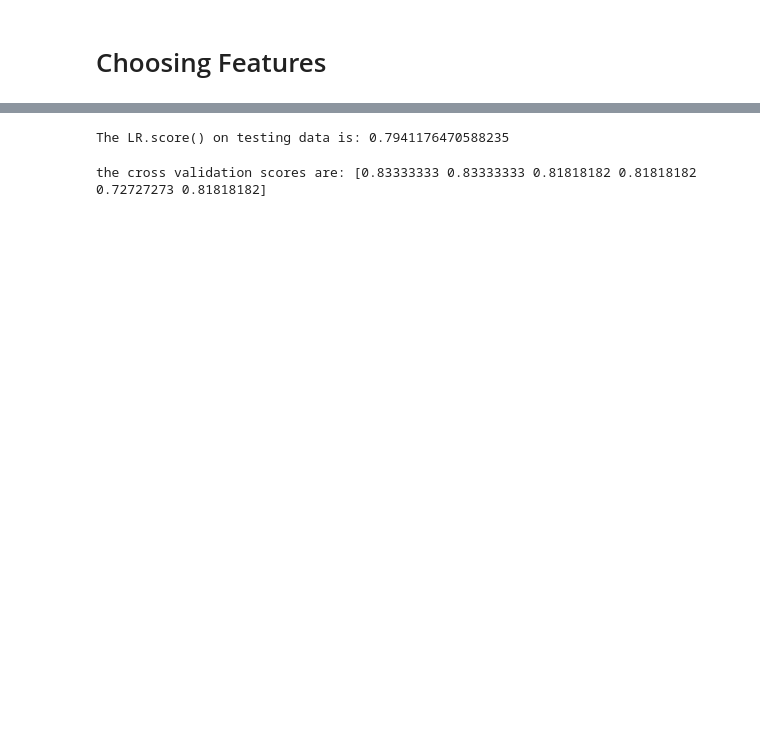
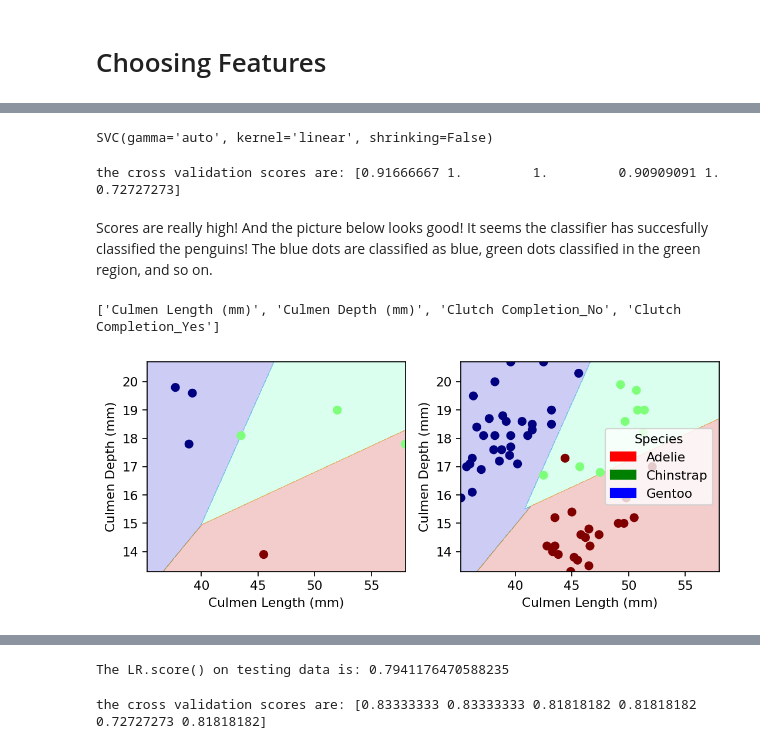
Before and after one commit to Xianzhiwang1/CS0451-page-site, a Jupyter notebook: posts/my-blog-post-08-Palmer-Penguins/index.ipynb, the cells around one changed output, grey strips where cells are left out. Drawn from its saved outputs; the diff is of its cells as text; code cells hidden in the pictures; blank space fills up the shorter version.

Commit message:
penguin

```diff
--- a/posts/my-blog-post-08-Palmer-Penguins/index.ipynb
+++ b/posts/my-blog-post-08-Palmer-Penguins/index.ipynb
@@ -135,0 +178,25 @@ Please also refer to the documentation for alternative solver options:
+# %%
+cols = ['Culmen Length (mm)', 'Culmen Depth (mm)',
+        'Clutch Completion_No', 'Clutch Completion_Yes']
+# %%
+mySvc = SVC(kernel="linear", gamma="auto", shrinking=False)
+# %%
+mySvc.fit(X_train[cols],y_train)
+# %% [output]
+SVC(gamma='auto', kernel='linear', shrinking=False)
+# %%
+cross_v_score = cross_val_score(mySvc, X_test[cols], y_test, cv = 6)
+print(f"the cross validation scores are: {cross_v_score}")
+# %% [output]
+the cross validation scores are: [0.91666667 1.         1.         0.90909091 1.         0.72727273]
+# %% [markdown]
+Scores are really high! And the picture below looks good! It seems the classifier has succesfully classified the penguins! The blue dots are classified as blue, green dots classified in the green region, and so on.
+# %%
+# plt.rcParams["figure.figsize"] = (4,4)
+print(cols)
+plt.rcParams['figure.dpi'] = 156
+PG.plot_regions(mySvc, X_test[cols], y_test)
+# PG.plot_regions(mySvc, X_train[cols], y_train)
+# %% [output]
+['Culmen Length (mm)', 'Culmen Depth (mm)', 'Clutch Completion_No', 'Clutch Completion_Yes']
+[figure, added]
```
Also changed, not shown: parts of 41 cells of this notebook, 12 other files.
